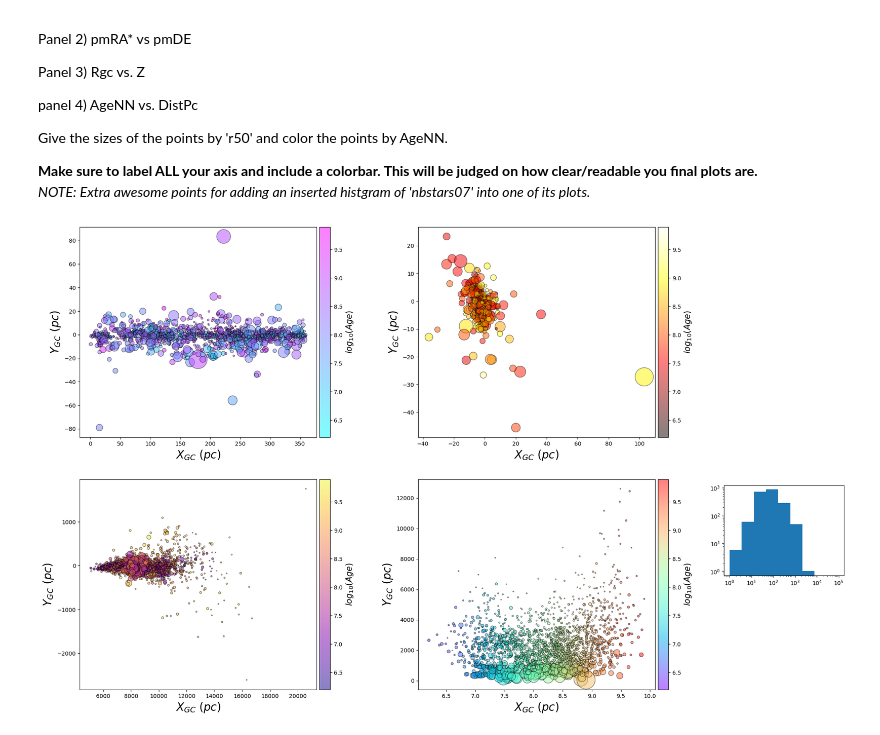
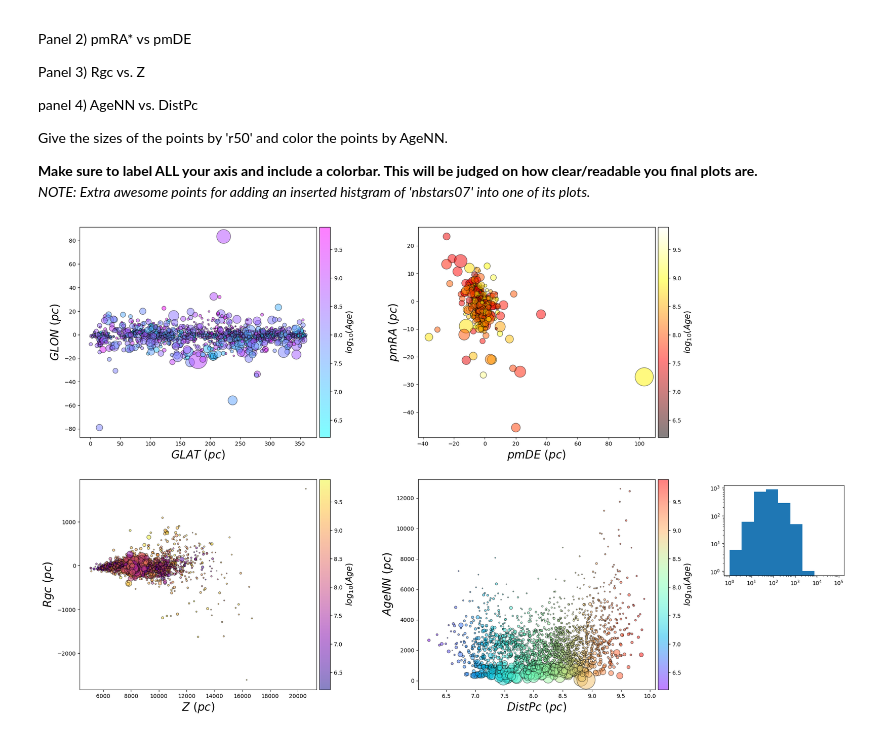
Before and after one commit to madelinemsmit/PHYS_20323, a Jupyter notebook: Smit_M_23_HW#7.ipynb, the cells around one changed output. Cells and saved outputs as stored; diff of their text form; code cells hidden in the pictures.

```diff
--- a/Smit_M_23_HW#7.ipynb
+++ b/Smit_M_23_HW#7.ipynb
@@ -303,38 +303,38 @@ Give the sizes of the points by 'r50' and color the points by AgeNN.
 # %%
 data = np.genfromtxt("CG20.dat", delimiter=",", names = True)
 fig = plt.figure(figsize=(20,15))
 
 ax1 = fig.add_subplot(221)
 image = ax1.scatter(data['GLON'],data['GLAT'],s=200*data['r50'],c=data['AgeNN'],edgecolor='k',cmap="cool",alpha=0.5)
 bar = fig.colorbar(image,orientation="vertical",pad=0.01)
 bar.set_label('$log_{10} (Age)$',size=15)
-ax1.set_xlabel("$X_{GC}$ $(pc)$",size=20)   # allows LaTeX style formating
-ax1.set_ylabel("$Y_{GC}$ $(pc)$",size=20)
+ax1.set_xlabel("$GLAT$ $(pc)$",size=20)   # allows LaTeX style formating
+ax1.set_ylabel("$GLON$ $(pc)$",size=20)
 
 ax2 = fig.add_subplot(222)
 image = ax2.scatter(data['pmRA'],data['pmDE'],s=200*data['r50'],c=data['AgeNN'],edgecolor='k',cmap="hot",alpha=0.5)
 bar = fig.colorbar(image,orientation="vertical",pad=0.01)
 bar.set_label('$log_{10} (Age)$',size=15)
-ax2.set_xlabel("$X_{GC}$ $(pc)$",size=20)   # allows LaTeX style formating
-ax2.set_ylabel("$Y_{GC}$ $(pc)$",size=20)
+ax2.set_xlabel("$pmDE$ $(pc)$",size=20)   # allows LaTeX style formating
+ax2.set_ylabel("$pmRA$ $(pc)$",size=20)
 
 ax3 = fig.add_subplot(223)
 image = ax3.scatter(data['Rgc'],data['Z'], s=200*data['r50'],c=data['AgeNN'],edgecolor='k',cmap="plasma",alpha=0.5)
 bar = fig.colorbar(image,orientation="vertical",pad=0.01)
 bar.set_label('$log_{10} (Age)$',size=15)
-ax3.set_xlabel("$X_{GC}$ $(pc)$",size=20)   # allows LaTeX style formating
-ax3.set_ylabel("$Y_{GC}$ $(pc)$",size=20)
+ax3.set_xlabel("$Z$ $(pc)$",size=20)   # allows LaTeX style formating
+ax3.set_ylabel("$Rgc$ $(pc)$",size=20)
 
 ax4 = fig.add_subplot(224)
 image = ax4.scatter(data['AgeNN'],data['DistPc'], s=200*data['r50'],c=data['AgeNN'],edgecolor='k',cmap="rainbow",alpha=0.5)
 bar = fig.colorbar(image,orientation="vertical",pad=0.01)
 bar.set_label('$log_{10} (Age)$',size=15)
-ax4.set_xlabel("$X_{GC}$ $(pc)$",size=20)   # allows LaTeX style formating
-ax4.set_ylabel("$Y_{GC}$ $(pc)$",size=20)
+ax4.set_xlabel("$DistPc$ $(pc)$",size=20)   # allows LaTeX style formating
+ax4.set_ylabel("$AgeNN$ $(pc)$",size=20)
 
 ax1_sub = fig.add_axes([.93,0.3,0.15,0.15])
 ax1_sub.hist(data['nbstars07'],bins=np.logspace(0,5,10),log='True')
 ax1_sub.set_xscale('log')
 ax1_sub.xaxis.set_tick_params(labelsize=10)
 # %% [output]
-[figure, old version]
+[figure, new version]
```
